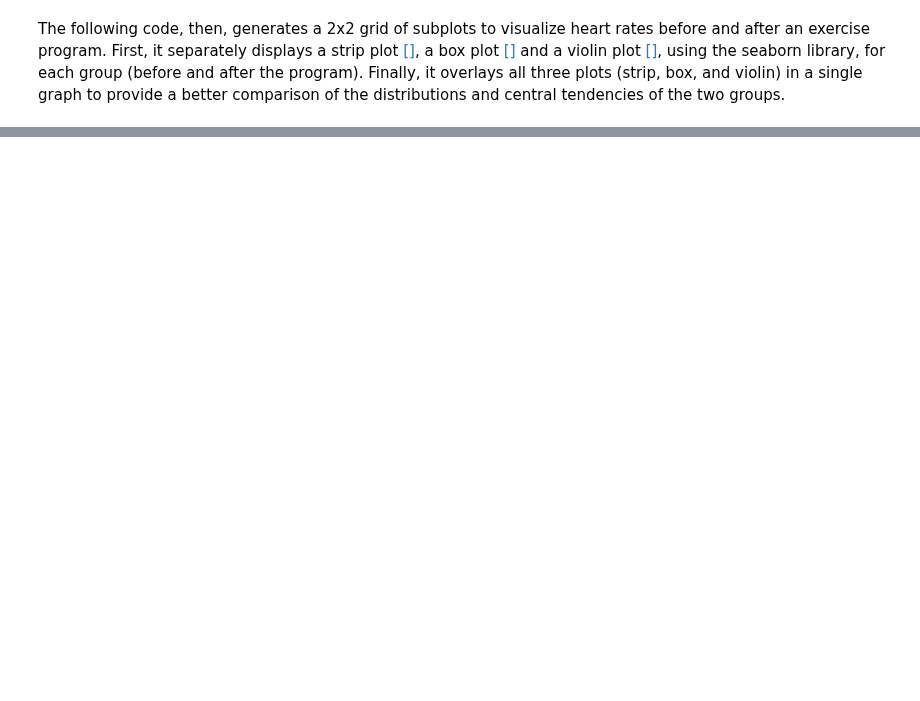
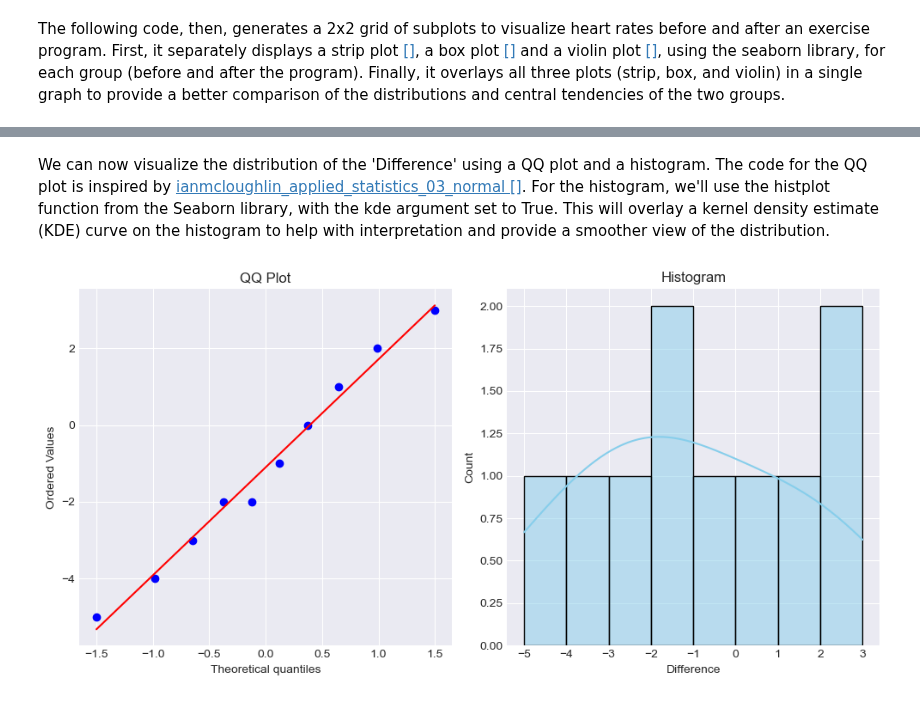
Before and after one commit to Cecilia8989/applied_statistics_assessment, a Jupyter notebook: tasks.ipynb, the cells around one changed output, grey strips where cells are left out. Drawn from its saved outputs; the diff is of its cells as text; code cells hidden in the pictures; blank space fills up the shorter version.

```diff
--- a/tasks.ipynb
+++ b/tasks.ipynb
@@ -714,0 +793,3 @@ The p-value of 0.6411 is much higher than the typical significance level (0.05),
+# %%
+# Assuming df_heart_rate is your DataFrame
+df_heart_rate['Difference'] = df_heart_rate['After'] - df_heart_rate['Before']
@@ -714,0 +808,19 @@ The p-value of 0.6411 is much higher than the typical significance level (0.05),
+# %% [markdown]
+We can now visualize the distribution of the 'Difference' using a QQ plot and a histogram. The code for the QQ plot is inspired by [ianmcloughlin_applied_statistics_03_normal []](https://github.com/ianmcloughlin/2425_applied_statistics/blob/main/03_normal.ipynb). For the histogram, we'll use the histplot function from the Seaborn library, with the kde argument set to True. This will overlay a kernel density estimate (KDE) curve on the histogram to help with interpretation and provide a smoother view of the distribution.
+# %%
+# Assuming df_heart_rate is your DataFrame and 'Difference' is a column
+fig, axs = plt.subplots(1, 2, figsize=(10, 5))
+
+# Create the first plot (Q-Q plot)
+# https://github.com/ianmcloughlin/2425_applied_statistics/blob/main/03_normal.ipynb
+stats.probplot(df_heart_rate['Difference'], dist='norm', plot=axs[0])
+axs[0].set_title('QQ Plot')
+
+# Create the second plot (Histogram with KDE)
+sns.histplot(df_heart_rate['Difference'], kde=True, color='skyblue', bins=8, edgecolor='black', ax=axs[1])
+axs[1].set_title('Histogram')
+
+plt.tight_layout()
+plt.show()
+# %% [output]
+[figure, added]
```
Also changed, not shown: parts of 32 cells of this notebook.
